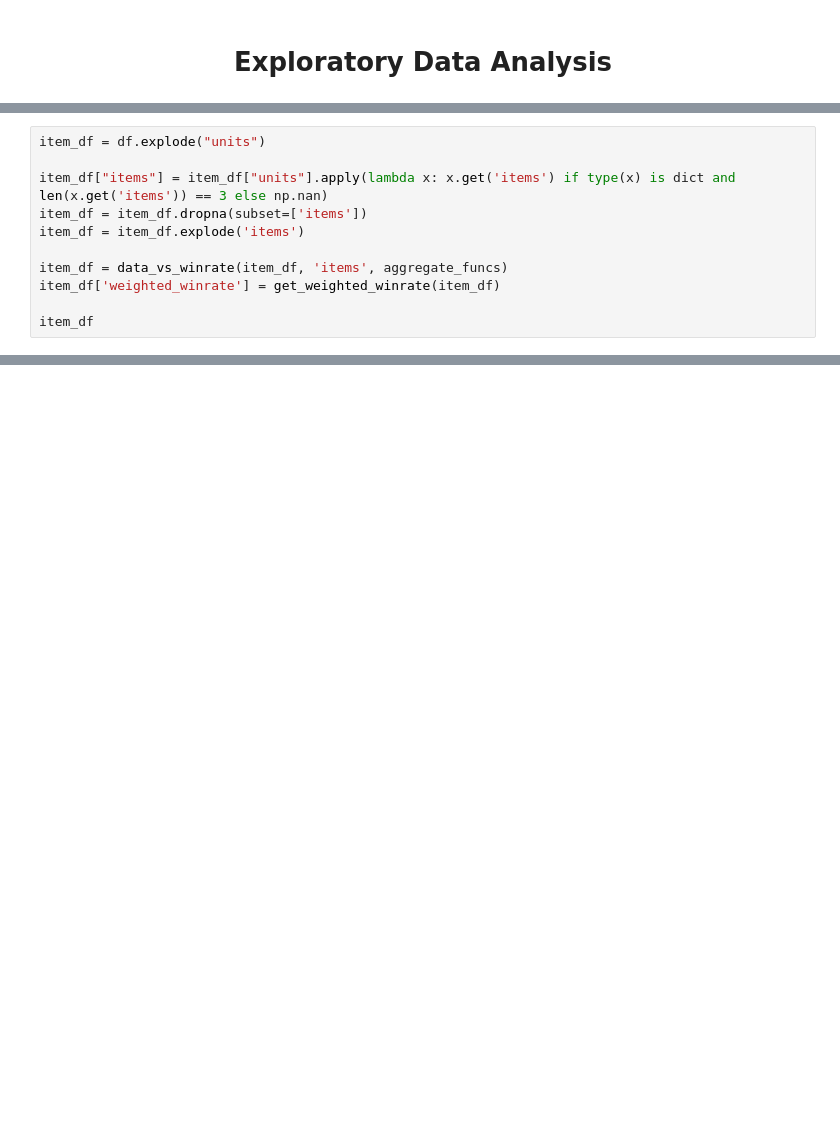
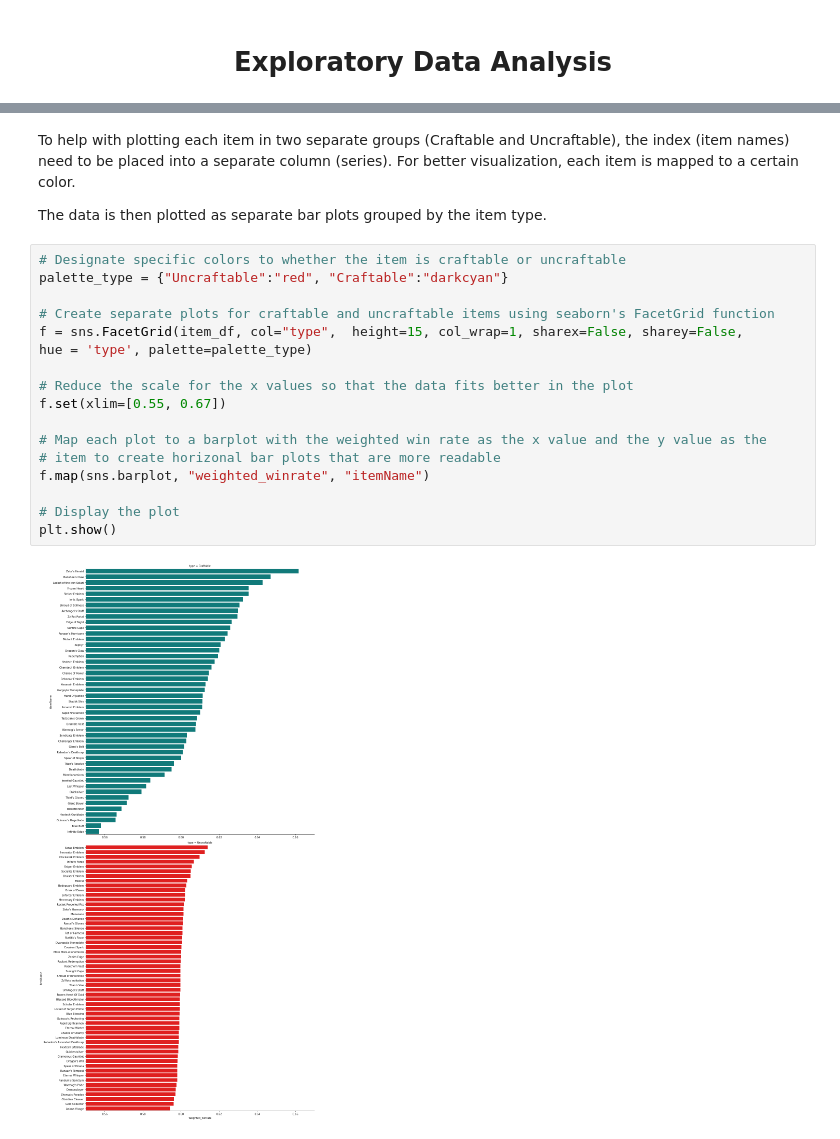
Before and after one commit to jdang2/jdang2.github.io, a Jupyter notebook: CMSC320Final.ipynb, the cells around one changed output, grey strips where cells are left out. Cells and saved outputs as stored; diff of their text form; blank space fills up the shorter version.

```diff
--- a/CMSC320Final.ipynb
+++ b/CMSC320Final.ipynb
@@ -472,11 +396,0 @@ unit_df
-# %%
-item_df = df.explode("units")
-
-item_df["items"] = item_df["units"].apply(lambda x: x.get('items') if type(x) is dict and len(x.get('items')) == 3 else np.nan)
-item_df = item_df.dropna(subset=['items'])
-item_df = item_df.explode('items')
-
-item_df = data_vs_winrate(item_df, 'items', aggregate_funcs)
-item_df['weighted_winrate'] = get_weighted_winrate(item_df)
-
-item_df
@@ -497,0 +742,23 @@ item_df
+# %% [markdown]
+To help with plotting each item in two separate groups (Craftable and Uncraftable), the index (item names) need to be placed into a separate column (series). For better visualization, each item is mapped to a certain color.
+
+The data is then plotted as separate bar plots grouped by the item type.
+# %%
+# Designate specific colors to whether the item is craftable or uncraftable
+palette_type = {"Uncraftable":"red", "Craftable":"darkcyan"}
+
+# Create separate plots for craftable and uncraftable items using seaborn's FacetGrid function
+f = sns.FacetGrid(item_df, col="type",  height=15, col_wrap=1, sharex=False, sharey=False,
+hue = 'type', palette=palette_type)
+
+# Reduce the scale for the x values so that the data fits better in the plot
+f.set(xlim=[0.55, 0.67])
+
+# Map each plot to a barplot with the weighted win rate as the x value and the y value as the
+# item to create horizonal bar plots that are more readable
+f.map(sns.barplot, "weighted_winrate", "itemName")
+
+# Display the plot
+plt.show()
+# %% [output]
+[figure, added]
```
Also changed, not shown: parts of 39 cells of this notebook, 2 other files.
